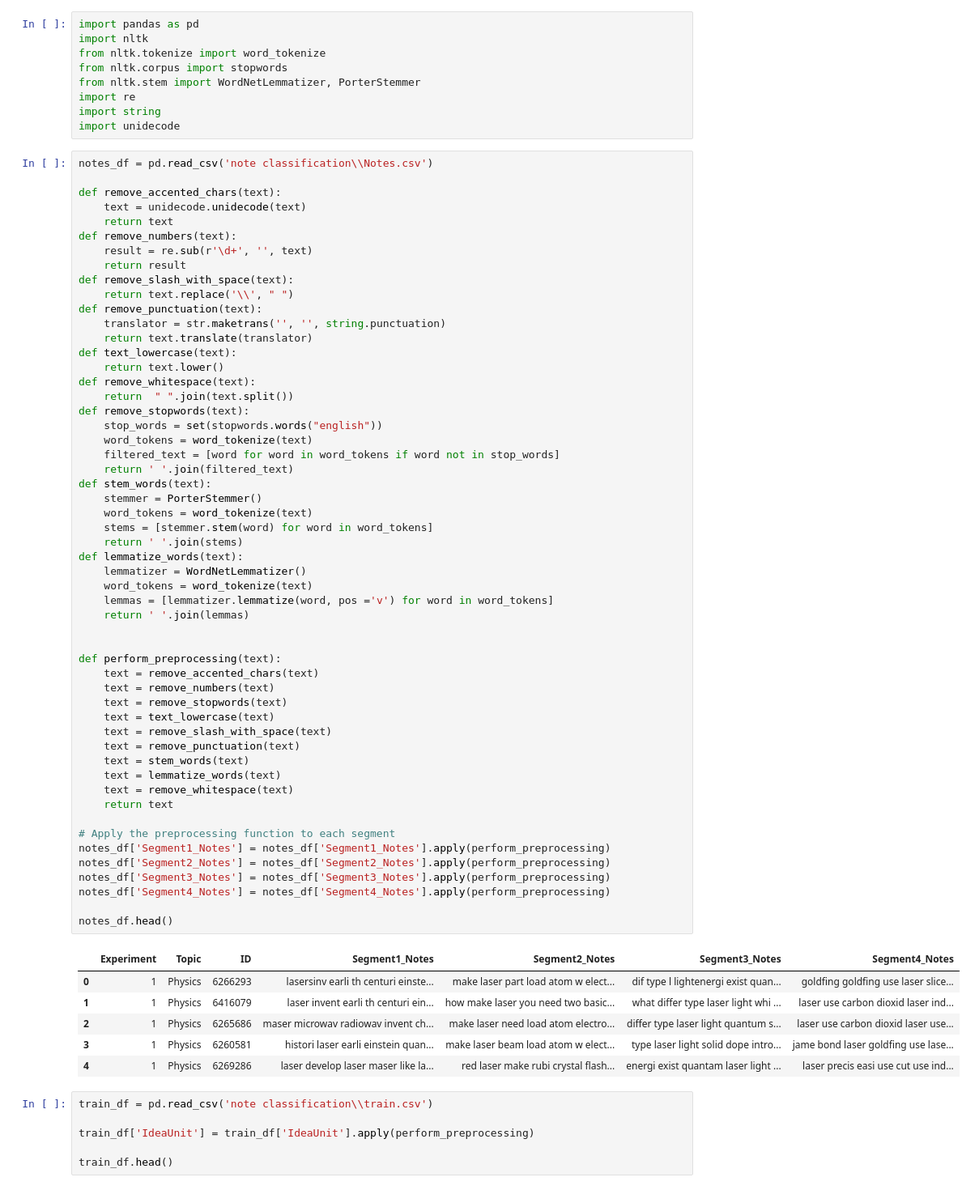
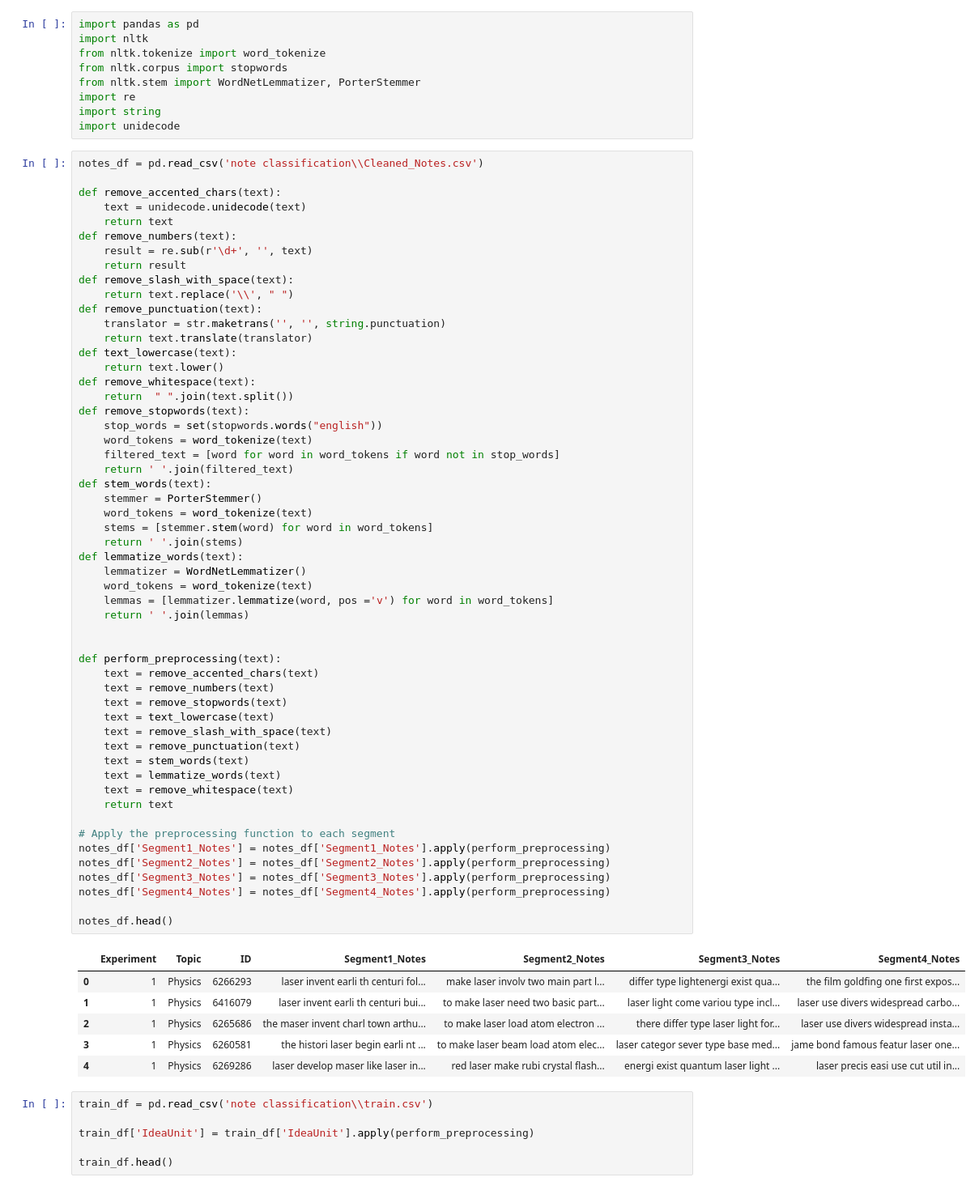
Before and after one commit to kmvolv/Note-Classifier, a Jupyter notebook: RB_model.ipynb, the cells around one changed output. Shown at 81% size. Cells and saved outputs as stored; diff of their text form.

```diff
--- a/RB_model.ipynb
+++ b/RB_model.ipynb
@@ -8,7 +8,7 @@ import re
 import string
 import unidecode
 # %%
-notes_df = pd.read_csv('note classification\\Notes.csv')
+notes_df = pd.read_csv('note classification\\Cleaned_Notes.csv')
 
 def remove_accented_chars(text):
     text = unidecode.unidecode(text)
@@ -36,38 +36,38 @@ def stem_words(text):
     stems = [stemmer.stem(word) for word in word_tokens]
     return ' '.join(stems)
 def lemmatize_words(text):
     lemmatizer = WordNetLemmatizer()
     word_tokens = word_tokenize(text)
     lemmas = [lemmatizer.lemmatize(word, pos ='v') for word in word_tokens]
     return ' '.join(lemmas)
 
 
 def perform_preprocessing(text):
     text = remove_accented_chars(text)
     text = remove_numbers(text)
     text = remove_stopwords(text)
     text = text_lowercase(text)
     text = remove_slash_with_space(text)
     text = remove_punctuation(text)
     text = stem_words(text)
     text = lemmatize_words(text)
     text = remove_whitespace(text)
     return text
 
 # Apply the preprocessing function to each segment
 notes_df['Segment1_Notes'] = notes_df['Segment1_Notes'].apply(perform_preprocessing)
 notes_df['Segment2_Notes'] = notes_df['Segment2_Notes'].apply(perform_preprocessing)
 notes_df['Segment3_Notes'] = notes_df['Segment3_Notes'].apply(perform_preprocessing)
 notes_df['Segment4_Notes'] = notes_df['Segment4_Notes'].apply(perform_preprocessing)
 
 notes_df.head()
 # %% [output]
 |  | Experiment | Topic | ID | Segment1_Notes | Segment2_Notes | Segment3_Notes | Segment4_Notes |
-| 0 | 1 | Physics | 6266293 | lasersinv earli th centuri einste... | make laser part load atom w elect... | dif type l lightenergi exist quan... | goldfing goldfing use laser slice... |
-| 1 | 1 | Physics | 6416079 | laser invent earli th centuri ein... | how make laser you need two basic... | what differ type laser light whi ... | laser use carbon dioxid laser ind... |
-| 2 | 1 | Physics | 6265686 | maser microwav radiowav invent ch... | make laser need load atom electro... | differ type laser light quantum s... | laser use carbon dioxid laser use... |
-| 3 | 1 | Physics | 6260581 | histori laser earli einstein quan... | make laser beam load atom w elect... | type laser light solid dope intro... | jame bond laser goldfing use lase... |
-| 4 | 1 | Physics | 6269286 | laser develop laser maser like la... | red laser make rubi crystal flash... | energi exist quantam laser light ... | laser precis easi use cut use ind... |
+| 0 | 1 | Physics | 6266293 | laser invent earli th centuri fol... | make laser involv two main part l... | differ type lightenergi exist qua... | the film goldfing one first expos... |
+| 1 | 1 | Physics | 6416079 | laser invent earli th centuri bui... | to make laser need two basic part... | laser light come variou type incl... | laser use divers widespread carbo... |
+| 2 | 1 | Physics | 6265686 | the maser invent charl town arthu... | to make laser load atom electron ... | there differ type laser light for... | laser use divers widespread insta... |
+| 3 | 1 | Physics | 6260581 | the histori laser begin earli nt ... | to make laser beam load atom elec... | laser categor sever type base med... | jame bond famous featur laser one... |
+| 4 | 1 | Physics | 6269286 | laser develop maser like laser in... | red laser make rubi crystal flash... | energi exist quantum laser light ... | laser precis easi use cut util in... |
 # %%
 train_df = pd.read_csv('note classification\\train.csv')
 
```
Also changed, not shown: parts of 5 cells of this notebook, 3 other files.
